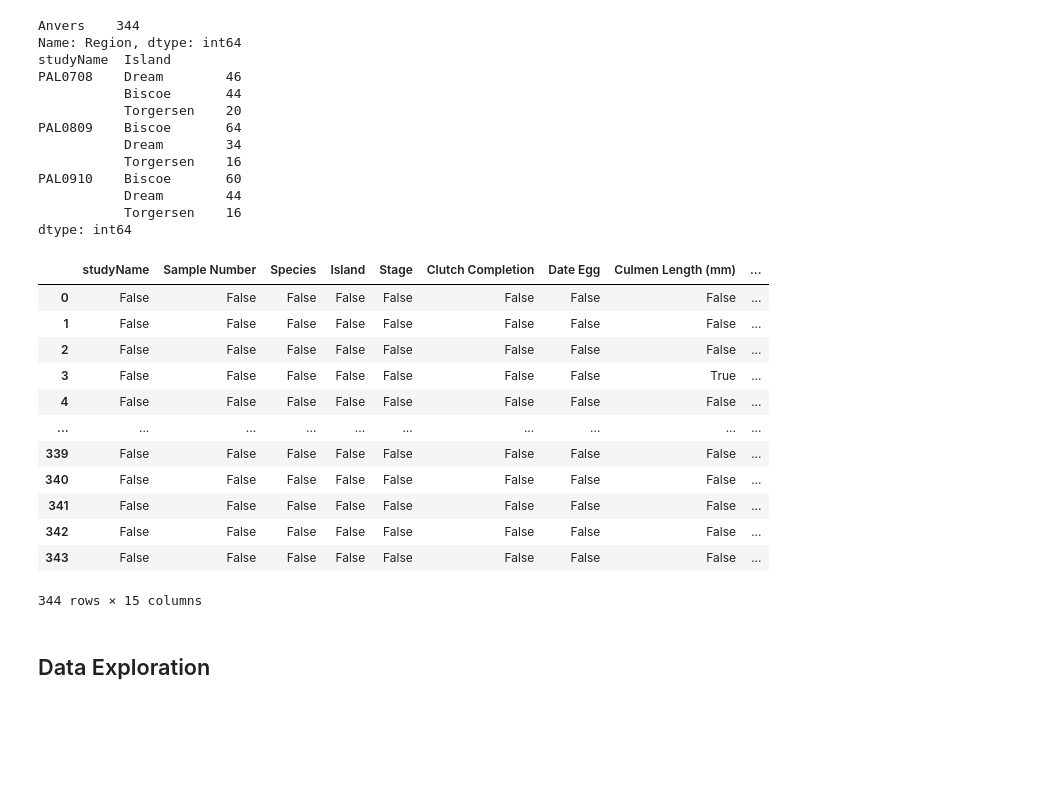
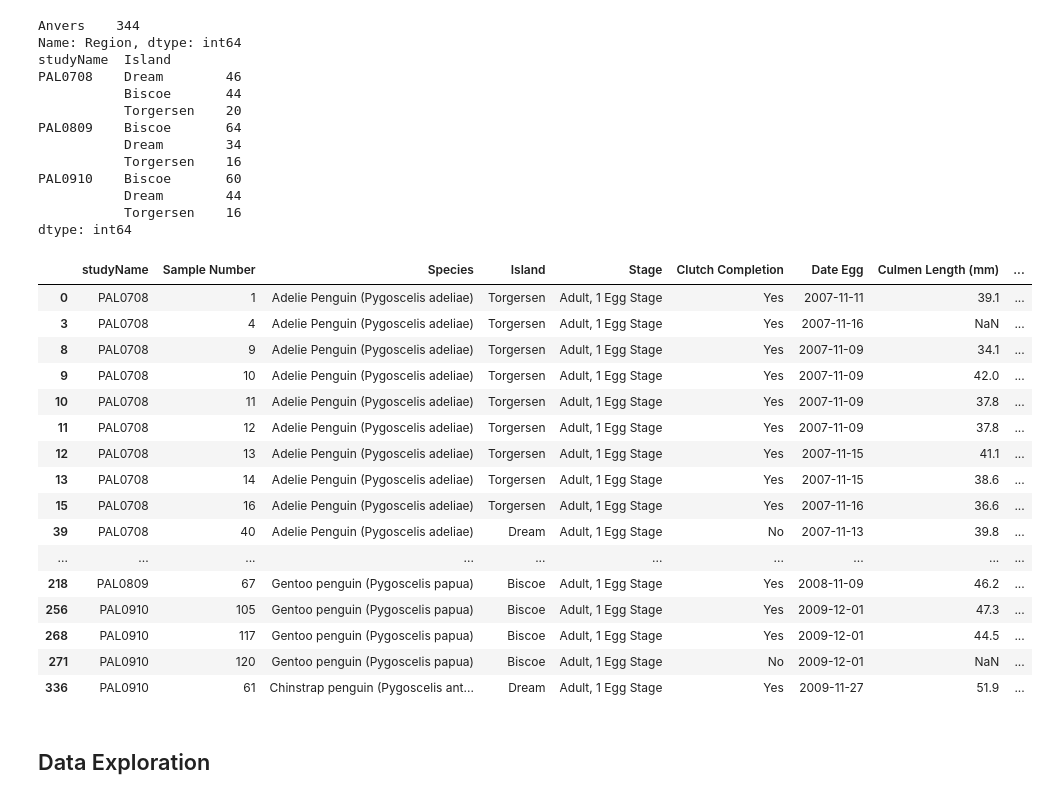
Before and after one commit to afrincon2/Data_Scientist, a Jupyter notebook: PenguinsEx.ipynb, the cells around one changed output. Cells and saved outputs as stored; diff of their text form; code cells hidden in the pictures; blank space fills up the shorter version.

```diff
--- a/PenguinsEx.ipynb
+++ b/PenguinsEx.ipynb
@@ -198,22 +198,27 @@ PAL0910    Biscoe       60
 dtype: int64
 # %%
 #TODO Check the rows with missing values
-nulls = penguins_raw.isnull()
-nulls
+nulls = penguins_raw.isnull()*1
+nulls["sum"] = nulls.sum(axis = 1)
+penguins_raw[nulls["sum"]>0]
 # %% [output]
 |  | studyName | Sample Number | Species | Island | Stage | Clutch Completion | Date Egg | Culmen Length (mm) | ... |
-| 0 | False | False | False | False | False | False | False | False | ... |
-| 1 | False | False | False | False | False | False | False | False | ... |
-| 2 | False | False | False | False | False | False | False | False | ... |
-| 3 | False | False | False | False | False | False | False | True | ... |
-| 4 | False | False | False | False | False | False | False | False | ... |
+| 0 | PAL0708 | 1 | Adelie Penguin (Pygoscelis adeliae) | Torgersen | Adult, 1 Egg Stage | Yes | 2007-11-11 | 39.1 | ... |
+| 3 | PAL0708 | 4 | Adelie Penguin (Pygoscelis adeliae) | Torgersen | Adult, 1 Egg Stage | Yes | 2007-11-16 | NaN | ... |
+| 8 | PAL0708 | 9 | Adelie Penguin (Pygoscelis adeliae) | Torgersen | Adult, 1 Egg Stage | Yes | 2007-11-09 | 34.1 | ... |
+| 9 | PAL0708 | 10 | Adelie Penguin (Pygoscelis adeliae) | Torgersen | Adult, 1 Egg Stage | Yes | 2007-11-09 | 42.0 | ... |
+| 10 | PAL0708 | 11 | Adelie Penguin (Pygoscelis adeliae) | Torgersen | Adult, 1 Egg Stage | Yes | 2007-11-09 | 37.8 | ... |
+| 11 | PAL0708 | 12 | Adelie Penguin (Pygoscelis adeliae) | Torgersen | Adult, 1 Egg Stage | Yes | 2007-11-09 | 37.8 | ... |
+| 12 | PAL0708 | 13 | Adelie Penguin (Pygoscelis adeliae) | Torgersen | Adult, 1 Egg Stage | Yes | 2007-11-15 | 41.1 | ... |
+| 13 | PAL0708 | 14 | Adelie Penguin (Pygoscelis adeliae) | Torgersen | Adult, 1 Egg Stage | Yes | 2007-11-15 | 38.6 | ... |
+| 15 | PAL0708 | 16 | Adelie Penguin (Pygoscelis adeliae) | Torgersen | Adult, 1 Egg Stage | Yes | 2007-11-16 | 36.6 | ... |
+| 39 | PAL0708 | 40 | Adelie Penguin (Pygoscelis adeliae) | Dream | Adult, 1 Egg Stage | No | 2007-11-13 | 39.8 | ... |
 | ... | ... | ... | ... | ... | ... | ... | ... | ... | ... |
-| 339 | False | False | False | False | False | False | False | False | ... |
-| 340 | False | False | False | False | False | False | False | False | ... |
-| 341 | False | False | False | False | False | False | False | False | ... |
-| 342 | False | False | False | False | False | False | False | False | ... |
-| 343 | False | False | False | False | False | False | False | False | ... |
+| 218 | PAL0809 | 67 | Gentoo penguin (Pygoscelis papua) | Biscoe | Adult, 1 Egg Stage | Yes | 2008-11-09 | 46.2 | ... |
+| 256 | PAL0910 | 105 | Gentoo penguin (Pygoscelis papua) | Biscoe | Adult, 1 Egg Stage | Yes | 2009-12-01 | 47.3 | ... |
+| 268 | PAL0910 | 117 | Gentoo penguin (Pygoscelis papua) | Biscoe | Adult, 1 Egg Stage | Yes | 2009-12-01 | 44.5 | ... |
+| 271 | PAL0910 | 120 | Gentoo penguin (Pygoscelis papua) | Biscoe | Adult, 1 Egg Stage | No | 2009-12-01 | NaN | ... |
+| 336 | PAL0910 | 61 | Chinstrap penguin (Pygoscelis ant... | Dream | Adult, 1 Egg Stage | Yes | 2009-11-27 | 51.9 | ... |
-344 rows × 15 columns
 # %%
 #TODO Deal with the missing data. Check how many records do you have that are missing some information, and select a strategy.
 # %%
```
Also changed, not shown: parts of 5 cells of this notebook.
